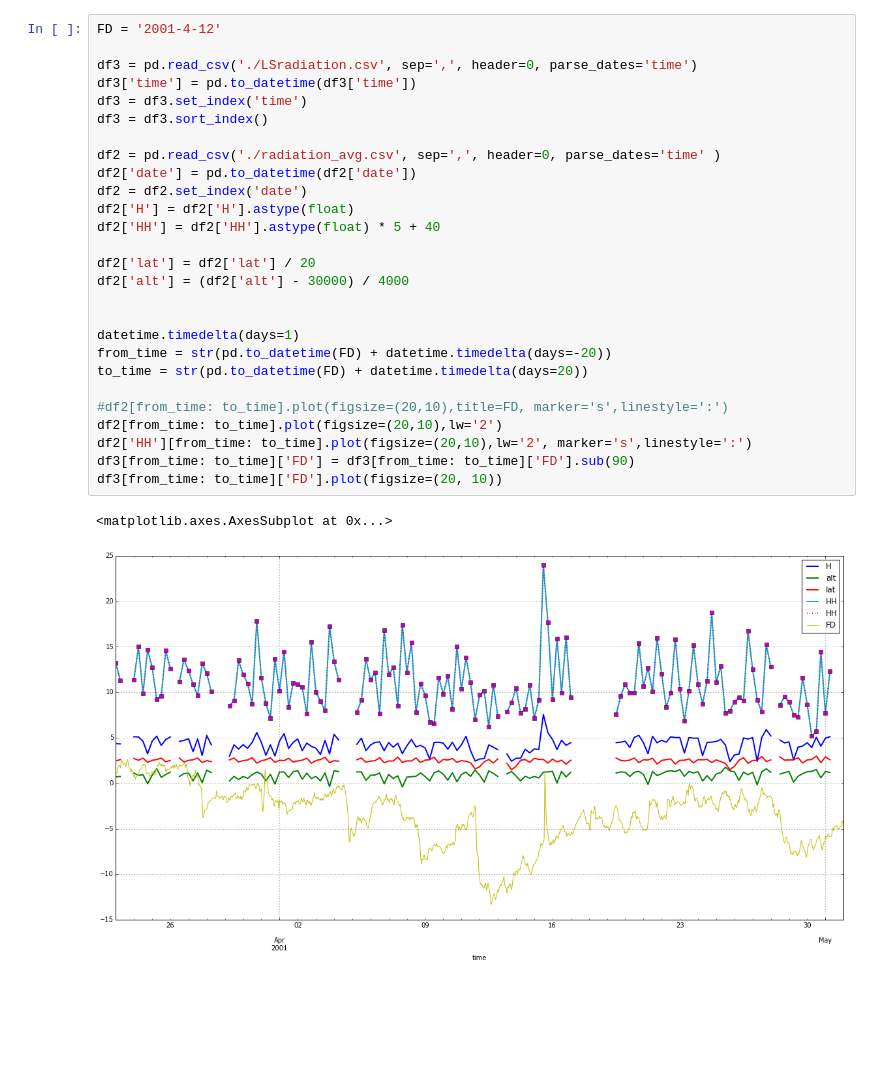
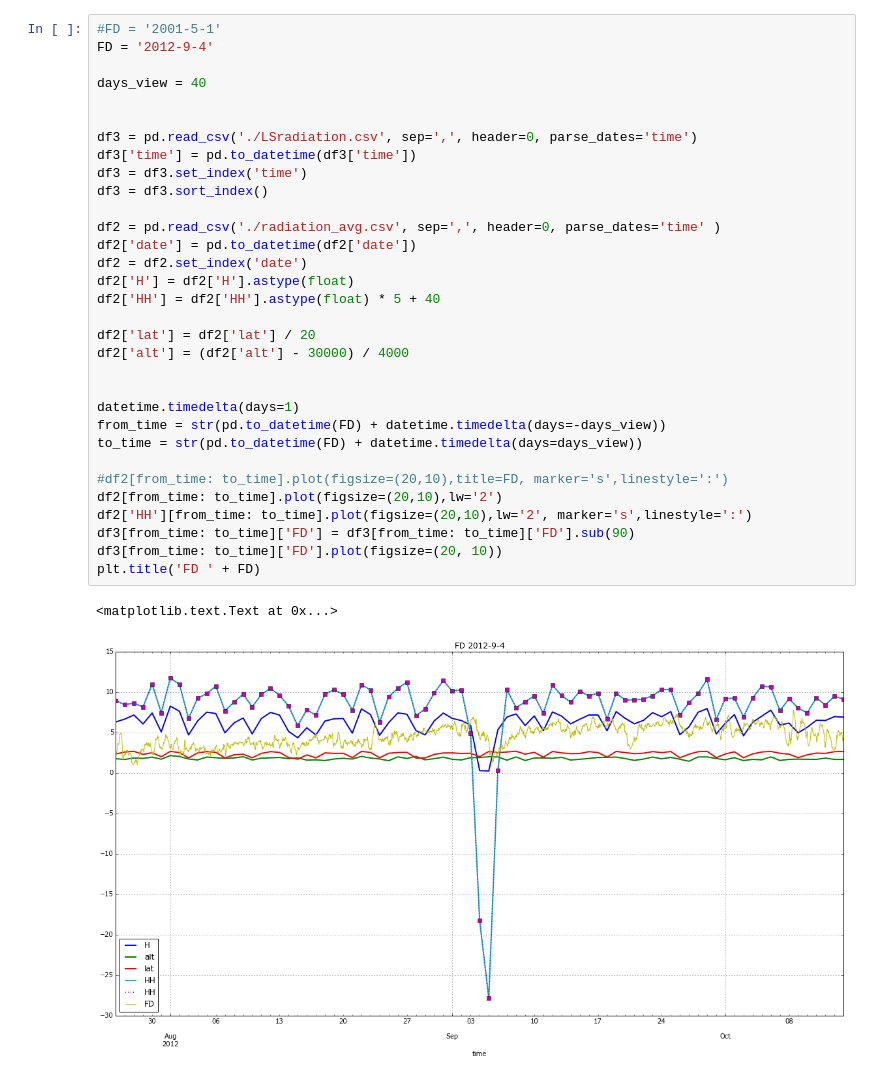
Before and after one commit to ODZ-UJF-AV-CR/liulin, a Jupyter notebook: FDoldstyle_alldata.ipynb, the cells around one changed output. Saved outputs shown, nothing was run; the diff lists cells and outputs as text; blank space fills up the shorter version.

```diff
--- a/FDoldstyle_alldata.ipynb
+++ b/FDoldstyle_alldata.ipynb
@@ -153,31 +164,36 @@ Try using .loc[row_index,col_indexer] = value instead
 # %%
-FD = '2001-4-12'
+#FD = '2001-5-1'
+FD = '2012-9-4'
+
+days_view = 40
+
 
 df3 = pd.read_csv('./LSradiation.csv', sep=',', header=0, parse_dates='time')
 df3['time'] = pd.to_datetime(df3['time'])
 df3 = df3.set_index('time')
 df3 = df3.sort_index()
 
 df2 = pd.read_csv('./radiation_avg.csv', sep=',', header=0, parse_dates='time' )
 df2['date'] = pd.to_datetime(df2['date'])
 df2 = df2.set_index('date')
 df2['H'] = df2['H'].astype(float)
 df2['HH'] = df2['HH'].astype(float) * 5 + 40
 
 df2['lat'] = df2['lat'] / 20
 df2['alt'] = (df2['alt'] - 30000) / 4000
 
 
 datetime.timedelta(days=1)
-from_time = str(pd.to_datetime(FD) + datetime.timedelta(days=-20))
-to_time = str(pd.to_datetime(FD) + datetime.timedelta(days=20))
+from_time = str(pd.to_datetime(FD) + datetime.timedelta(days=-days_view))
+to_time = str(pd.to_datetime(FD) + datetime.timedelta(days=days_view))
 
 #df2[from_time: to_time].plot(figsize=(20,10),title=FD, marker='s',linestyle=':')
 df2[from_time: to_time].plot(figsize=(20,10),lw='2')
 df2['HH'][from_time: to_time].plot(figsize=(20,10),lw='2', marker='s',linestyle=':')
 df3[from_time: to_time]['FD'] = df3[from_time: to_time]['FD'].sub(90)
 df3[from_time: to_time]['FD'].plot(figsize=(20, 10))
+plt.title('FD ' + FD)
 # %% [output]
-<matplotlib.axes.AxesSubplot at 0x...>
+<matplotlib.text.Text at 0x...>
-[figure, old version]
+[figure, new version]
 # %%
```
Also changed, not shown: parts of 8 cells of this notebook, 1 other file.
